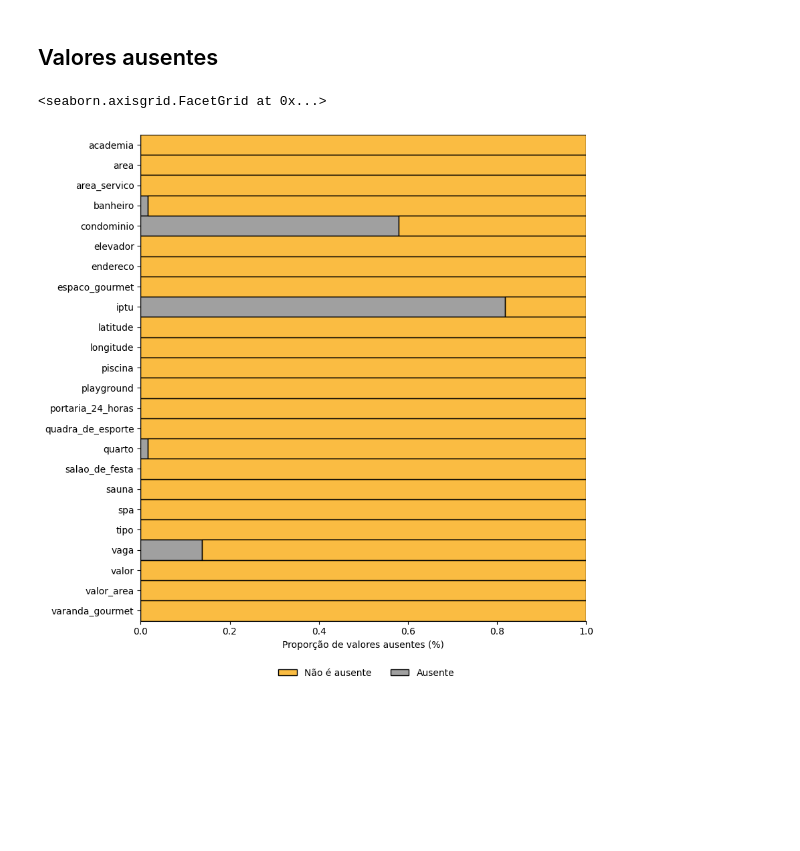
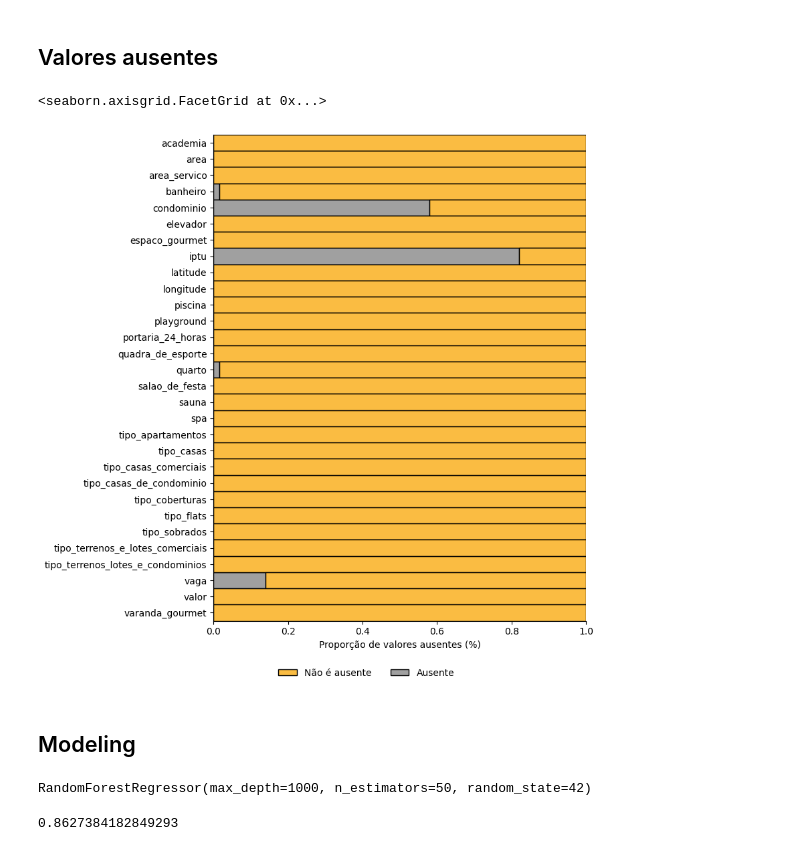
Before and after one commit to cowvin0/tcc_realestate, a Jupyter notebook: modeling/modeling.ipynb, the cells around one changed output. Saved outputs shown, nothing was run; the diff lists cells and outputs as text; code cells hidden in the pictures; blank space fills up the shorter version.

```diff
--- a/modeling/modeling.ipynb
+++ b/modeling/modeling.ipynb
@@ -49,6 +50,7 @@ df = df.fillna(
     .query("-2 < latitude_norm < 2") \
     .query("-2 < longitude_norm < 2") \
     .query("area < 150000 and area >= 20 and valor < 12_000_000 and valor > 40000") \
+    .query("tipo != 'casas_de_vila'") \
     .reset_index(drop=True) \
     .drop(columns=["longitude_norm", "latitude_norm"])
 # %%
@@ -57,33 +59,47 @@ df = remove_outliers_iqr(
         valor_area = df.valor * df.area
         ),
     "valor_area"
-    )
+    ) \
+    .drop(columns=["valor_area"])
 # %% [markdown]
 ## Banco de teste e treinamento
+# %%
+df['valor_cut'] = pd.cut(df['valor'],
+    bins=[0.,2e5, 4e5, 6e5, 8e5, np.inf],
+    labels=[1, 2, 3, 4, 5])
+
+split = StratifiedShuffleSplit(n_splits=20, test_size=0.2, random_state=42)
+for train_index, test_index in split.split(df, df.valor_cut):
+    train_df = df.loc[train_index]
+    test_df = df.loc[test_index]
+train_df = pd.get_dummies(train_df.drop(columns=["valor_cut", "endereco"]).reset_index(drop=True))
+test_df = pd.get_dummies(test_df.drop(columns=["valor_cut", "endereco"]).reset_index(drop=True))
 # %% [markdown]
 ## Valores ausentes
 # %%
 g_missing = sns.displot(
-    data=df.isnull() \
-        .melt(value_name='Valores ausentes') \
+    data=train_df.isnull() \
+        .melt(value_name="Valores ausentes") \
         .replace([False, True], ["Não é ausente", "Ausente"]) \
         .groupby(["variable", "Valores ausentes"]).size() \
         .reset_index(name="count") \
         .assign(
             proportion=lambda x: x.groupby("variable")["count"].transform(lambda y: y / y.sum())
         ),
-    y='variable',
-    hue='Valores ausentes',
+    y="variable",
+    hue="Valores ausentes",
     weights="proportion",
-    multiple='fill',
+    multiple="fill",
     height=8,
     aspect=1.1,
     palette={"Não é ausente": "#f9a602", "Ausente": "gray"}
     )
 
 sns.move_legend(obj=g_missing, loc="upper center",
                 bbox_to_anchor=(.5, -.0001), ncol=2, title="")
 g_missing.set(xlabel="Proporção de valores ausentes (%)", ylabel="")
 # %% [output]
 <seaborn.axisgrid.FacetGrid at 0x...>
-[figure, old version]
+[figure, new version]
+# %% [markdown]
+## Modeling
@@ -89,0 +108,8 @@ g_missing.set(xlabel="Proporção de valores ausentes (%)", ylabel="")
+# %%
+rf_native.fit(X=train_df.drop(columns=["valor"]), y=np.log(train_df.valor))
+# %% [output]
+RandomForestRegressor(max_depth=1000, n_estimators=50, random_state=42)
+# %%
+rf_native.score(X=test_df.drop(columns=["valor"]), y=np.log(test_df.valor))
+# %% [output]
+0.8627384182849293
```
Also changed, not shown: parts of 2 cells of this notebook.
